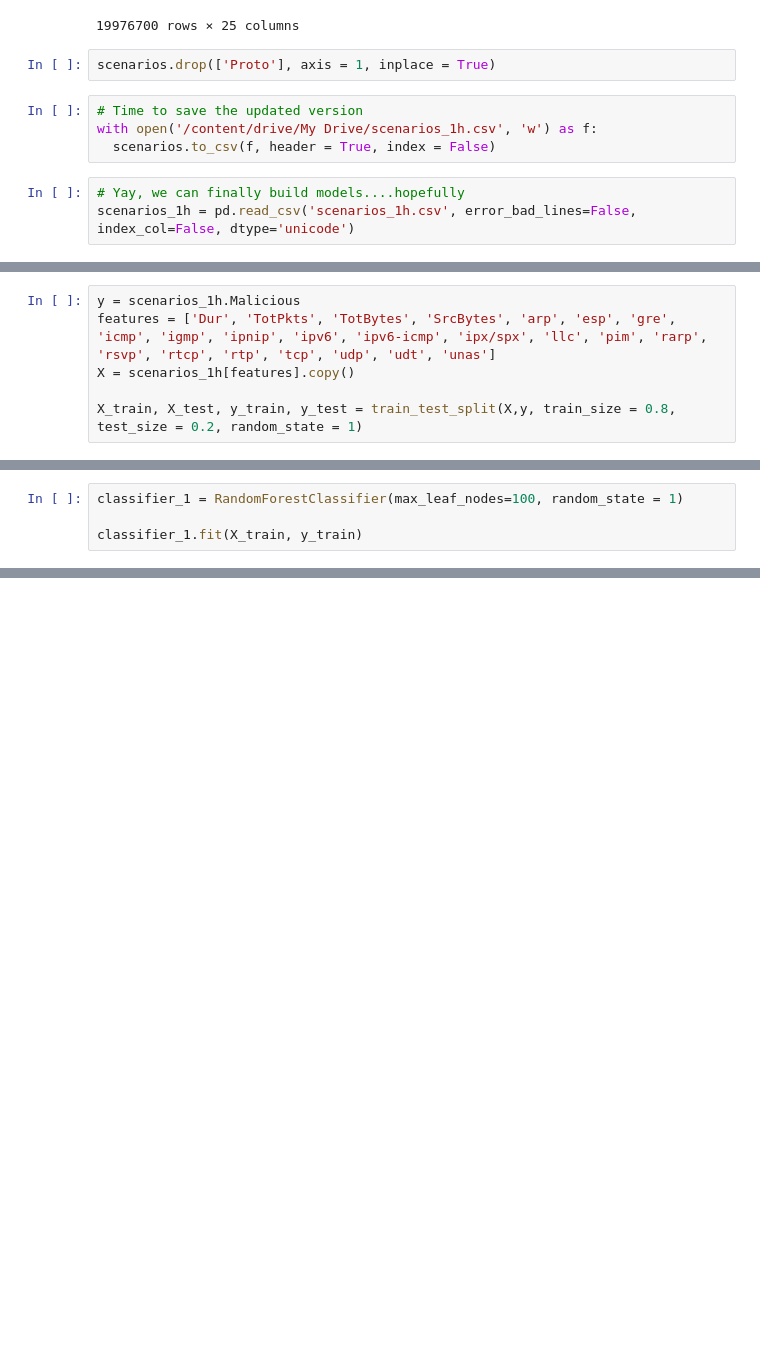
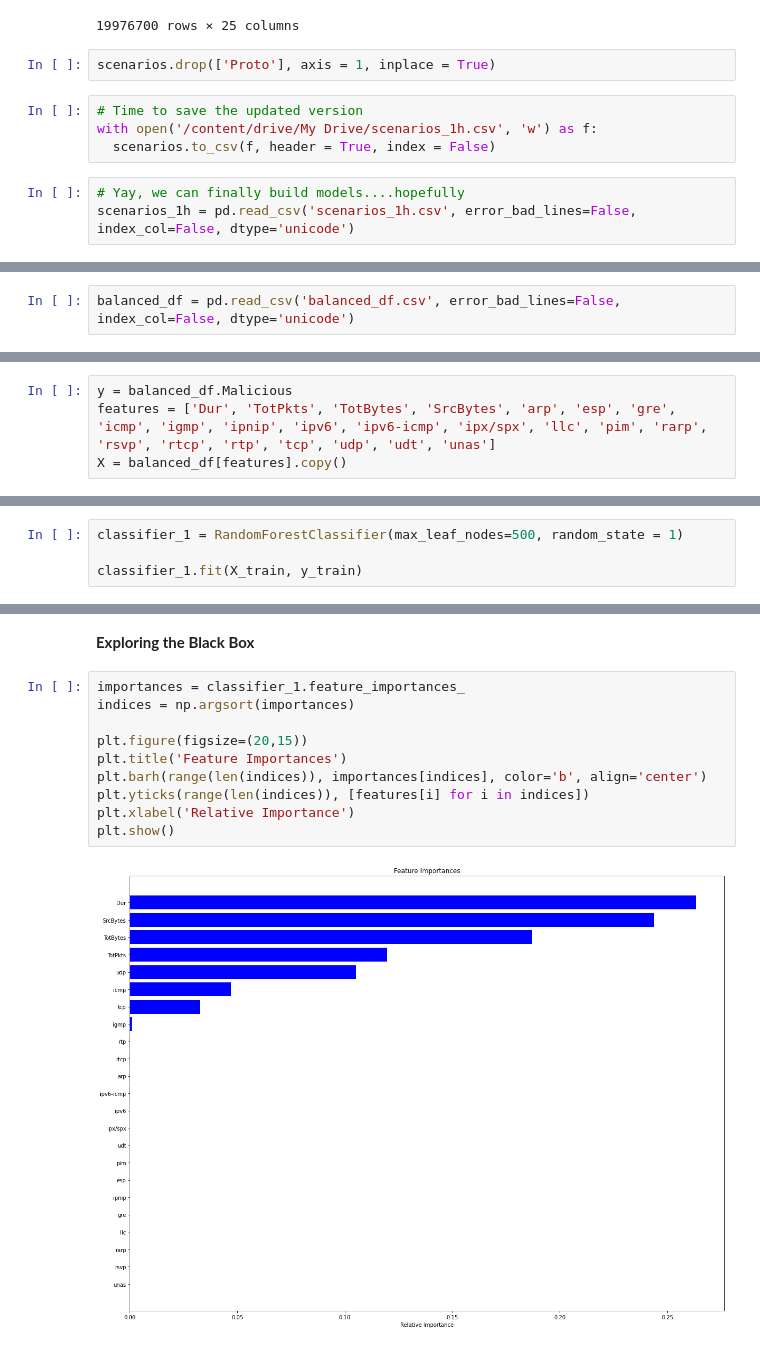
Before and after one commit to NeilCollinsMS/CTU-13-Classification, a Jupyter notebook: CTU_13_Classification_(Aggregate).ipynb, the cells around one changed output, grey strips where cells are left out. Drawn from its saved outputs; the diff is of its cells as text; blank space fills up the shorter version.

Commit message:
Data balanced, model generated, basic model validation measures created.

```diff
--- a/CTU_13_Classification_(Aggregate).ipynb
+++ b/CTU_13_Classification_(Aggregate).ipynb
@@ -194,0 +229,2 @@ scenarios_1h.head()
+# %%
+balanced_df = pd.read_csv('balanced_df.csv', error_bad_lines=False, index_col=False, dtype='unicode')
@@ -195,6 +240,4 @@ scenarios_1h.head()
 # %%
-y = scenarios_1h.Malicious
+y = balanced_df.Malicious
 features = ['Dur', 'TotPkts', 'TotBytes', 'SrcBytes', 'arp', 'esp', 'gre', 'icmp', 'igmp', 'ipnip', 'ipv6', 'ipv6-icmp', 'ipx/spx', 'llc', 'pim', 'rarp', 'rsvp', 'rtcp', 'rtp', 'tcp', 'udp', 'udt', 'unas']
-X = scenarios_1h[features].copy()
-
-X_train, X_test, y_train, y_test = train_test_split(X,y, train_size = 0.8, test_size = 0.2, random_state = 1)
+X = balanced_df[features].copy()
@@ -201,5 +282,5 @@ X_train, X_test, y_train, y_test = train_test_split(X,y, train_size = 0.8, test_
 # %%
-classifier_1 = RandomForestClassifier(max_leaf_nodes=100, random_state = 1)
+classifier_1 = RandomForestClassifier(max_leaf_nodes=500, random_state = 1)
 
 classifier_1.fit(X_train, y_train)
 # %% [output]
@@ -206,0 +319,14 @@ KeyboardInterrupt: ignored
+# %% [markdown]
+**Exploring the Black Box**
+# %%
+importances = classifier_1.feature_importances_
+indices = np.argsort(importances)
+
+plt.figure(figsize=(20,15))
+plt.title('Feature Importances')
+plt.barh(range(len(indices)), importances[indices], color='b', align='center')
+plt.yticks(range(len(indices)), [features[i] for i in indices])
+plt.xlabel('Relative Importance')
+plt.show()
+# %% [output]
+[figure, added]
```
Also changed, not shown: parts of 22 cells of this notebook.
